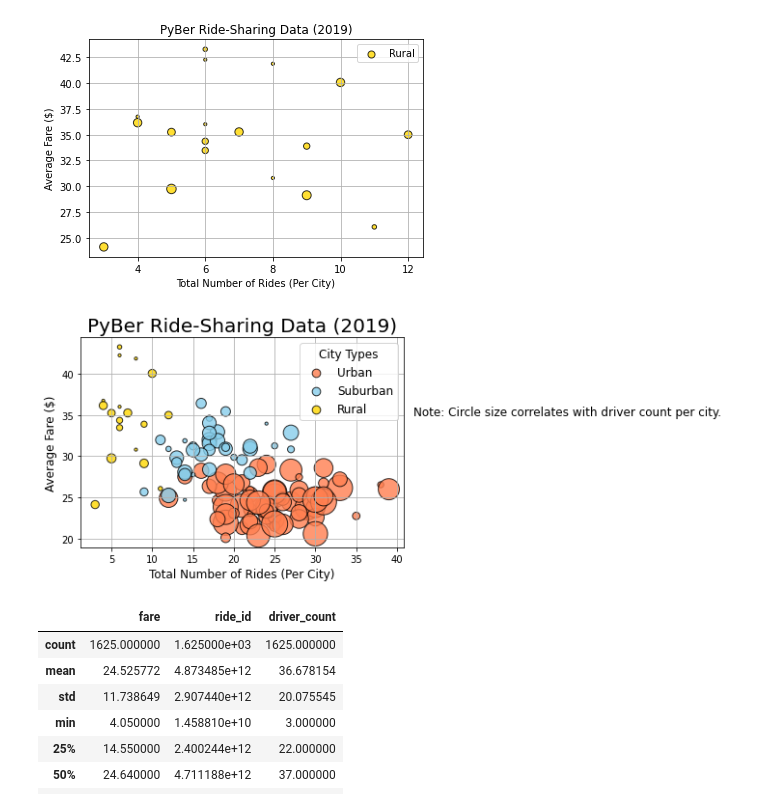
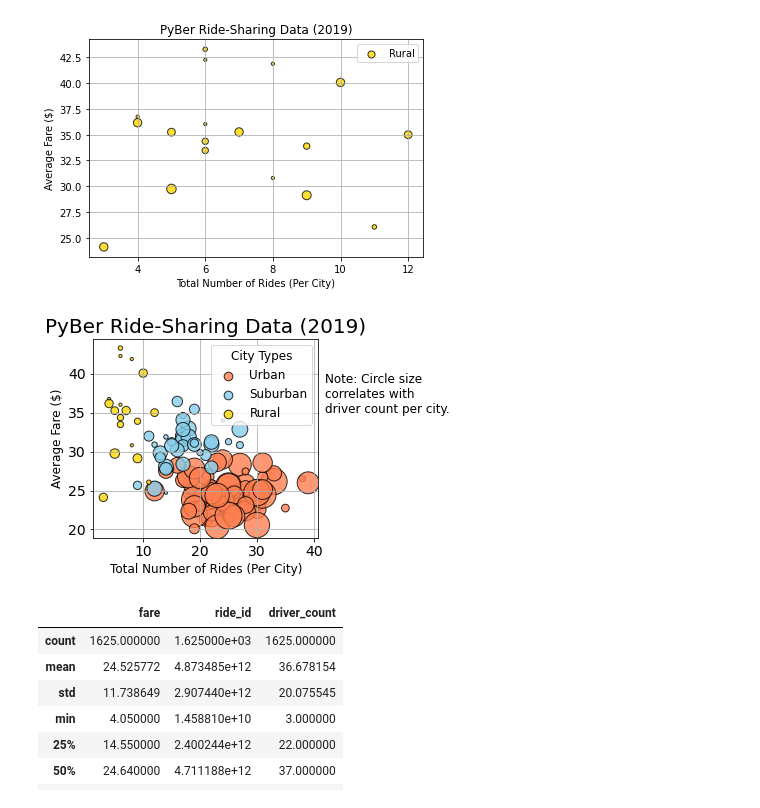
Before and after one commit to msury21/PyBer_Analysis, a Jupyter notebook: PyBer.ipynb, the cells around one changed output. Drawn from its saved outputs; the diff is of its cells as text; code cells hidden in the pictures.

Commit message:
fixed margins on bubble chart (note is no longer cut off)

```diff
--- a/PyBer.ipynb
+++ b/PyBer.ipynb
@@ -241,35 +241,36 @@ plt.scatter(suburban_ride_count,
       suburban_avg_fare,
       s=10*suburban_driver_count, c="skyblue",
       edgecolor="black", linewidths=1,
       alpha=0.8, label="Suburban")
 
 plt.scatter(rural_ride_count,
       rural_avg_fare,
       s=10*rural_driver_count, c="gold",
       edgecolor="black", linewidths=1,
       alpha=0.8, label="Rural")
 
 # Incorporate the other graph properties
 plt.title("PyBer Ride-Sharing Data (2019)", fontsize=20)
 plt.ylabel("Average Fare ($)", fontsize=12)
 plt.xlabel("Total Number of Rides (Per City)", fontsize=12)
 plt.grid(True)
 
 # Create a legend
 lgnd = plt.legend(fontsize="12", mode="Expanded",
          scatterpoints=1, loc="best", title="City Types")
 lgnd.legendHandles[0]._sizes = [75]
 lgnd.legendHandles[1]._sizes = [75]
 lgnd.legendHandles[2]._sizes = [75]
 lgnd.get_title().set_fontsize(12)
 # Incorporate a text label about circle size.
-plt.text(42, 35, "Note: Circle size correlates with driver count per city.", fontsize="12")
+plt.text(42, 35, "Note: Circle size\ncorrelates with\ndriver count per city.", fontsize="12")
+plt.tight_layout()
 # Save the figure.
 plt.savefig("analysis/Fig1.png")
 # Show the plot
 plt.show()
 # %% [output]
-[figure, old version]
+[figure, new version]
 # %%
 # Get summary statistics.
 urban_cities_df.describe()
```
Also changed, not shown: 1 other file.
